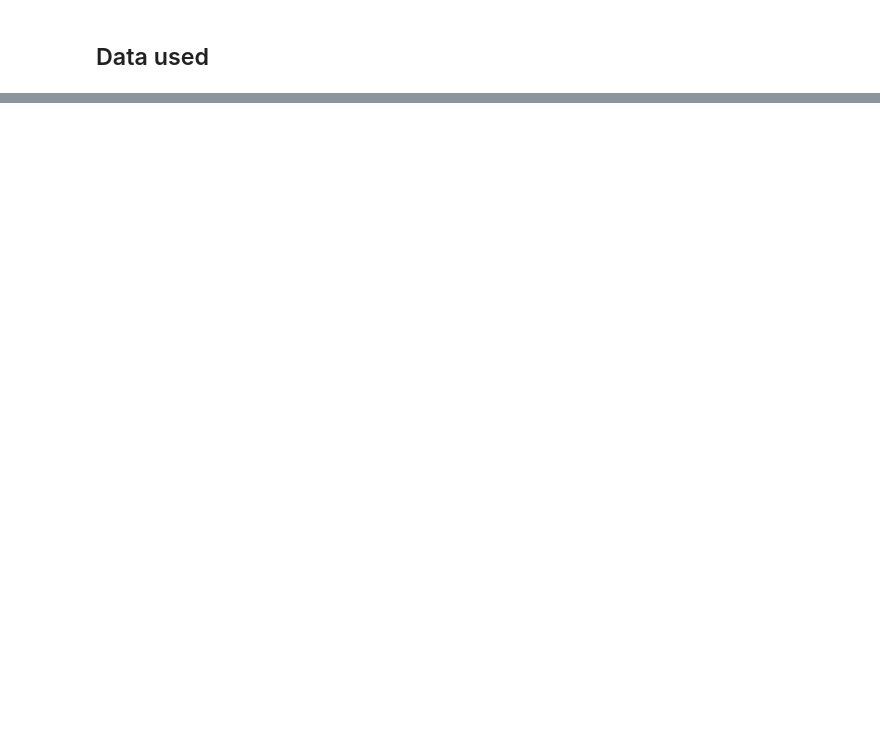
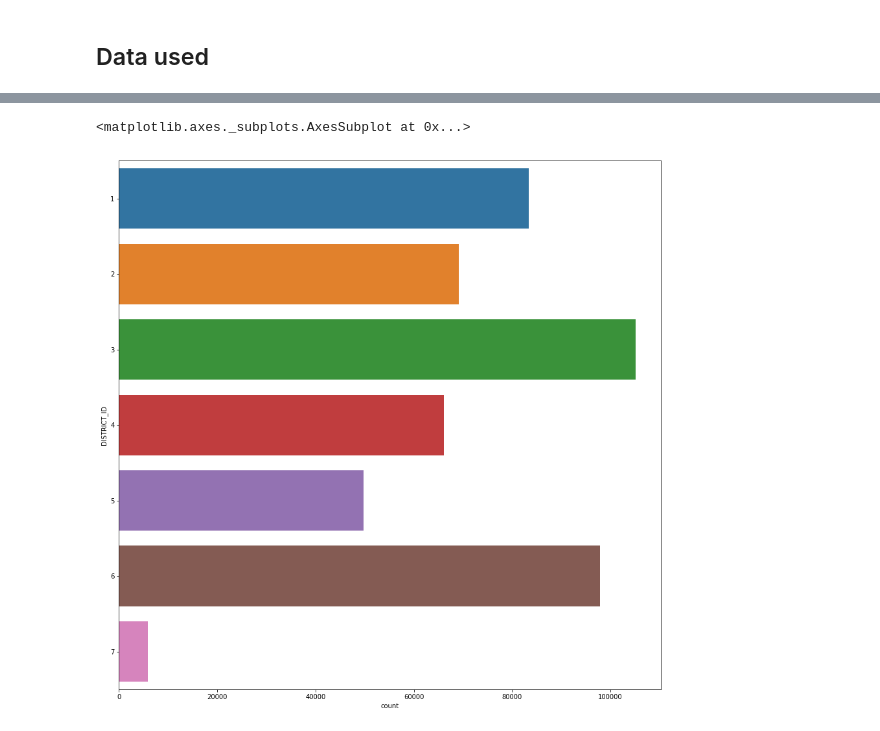
Before and after one commit to Anthony8887/Coursera_Capstone, a Jupyter notebook: Coursera Capstone final.ipynb, the cells around one changed output, grey strips where cells are left out. Cells and saved outputs as stored; diff of their text form; code cells hidden in the pictures; blank space fills up the shorter version.

```diff
--- a/Coursera Capstone final.ipynb
+++ b/Coursera Capstone final.ipynb
@@ -21,0 +49,2 @@ Crime data - https://www.denvergov.org/opendata/dataset/city-and-county-of-denve
+# %%
+df = pd.read_csv('crime.csv')
@@ -21,0 +66,2 @@ Crime data - https://www.denvergov.org/opendata/dataset/city-and-county-of-denve
+# %%
+df1 = df.drop(['INCIDENT_ID', 'OFFENSE_ID', 'OFFENSE_CODE','PRECINCT_ID', 'GEO_X', 'GEO_Y'], axis=1)
@@ -21,0 +89,6 @@ Crime data - https://www.denvergov.org/opendata/dataset/city-and-county-of-denve
+# %%
+fig, ax = plt.subplots(figsize=(15,15))
+sns.countplot(y='DISTRICT_ID', data = df1, ax=ax)
+# %% [output]
+<matplotlib.axes._subplots.AxesSubplot at 0x...>
+[figure, added]
```
Also changed, not shown: parts of 19 cells of this notebook.
